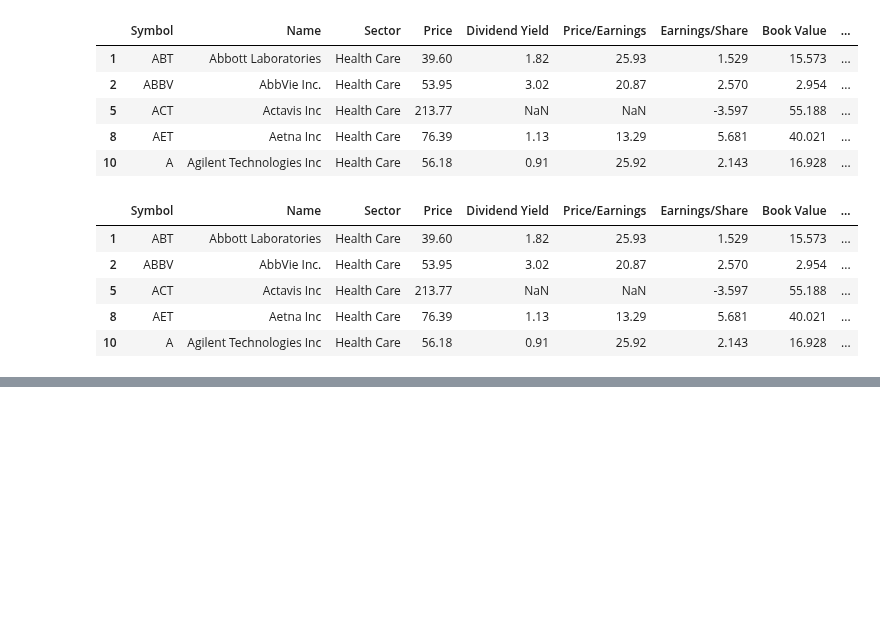
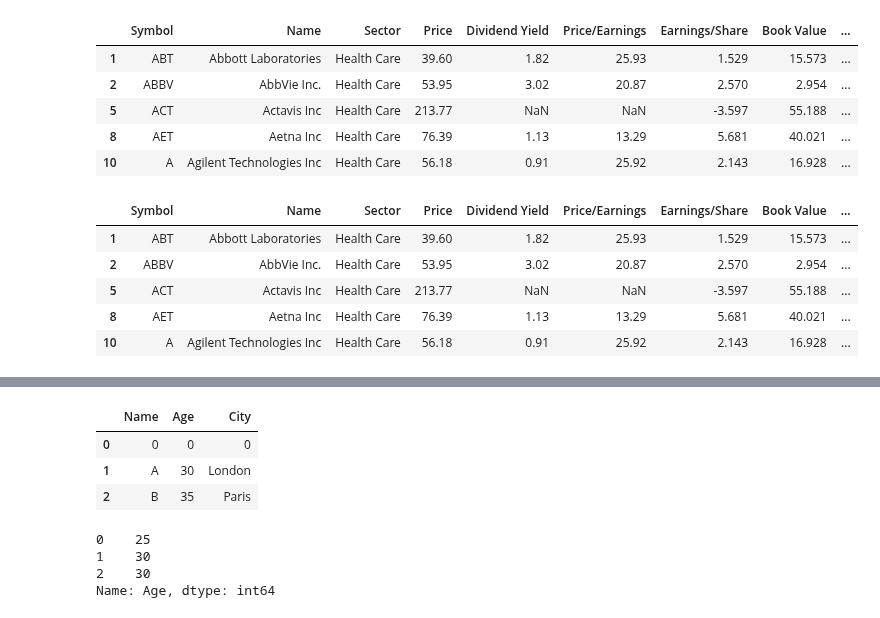
Before and after one commit to HenryHai0407/Web_Scraping_Python, a Jupyter notebook: de_exercise/de_exercise_4.ipynb, the cells around one changed output, grey strips where cells are left out. Drawn from its saved outputs; the diff is of its cells as text; code cells hidden in the pictures; blank space fills up the shorter version.

```diff
--- a/de_exercise/de_exercise_4.ipynb
+++ b/de_exercise/de_exercise_4.ipynb
@@ -512,0 +517,14 @@ df_filtered2.head()
+# %%
+df.where(df['Age']>25,0)
+# %% [output]
+|  | Name | Age | City |
+| 0 | 0 | 0 | 0 |
+| 1 | A | 30 | London |
+| 2 | B | 35 | Paris |
+# %%
+df['Age'].clip(lower=10,upper=30)
+# %% [output]
+0    25
+1    30
+2    30
+Name: Age, dtype: int64
```
Also changed, not shown: parts of 4 cells of this notebook.
